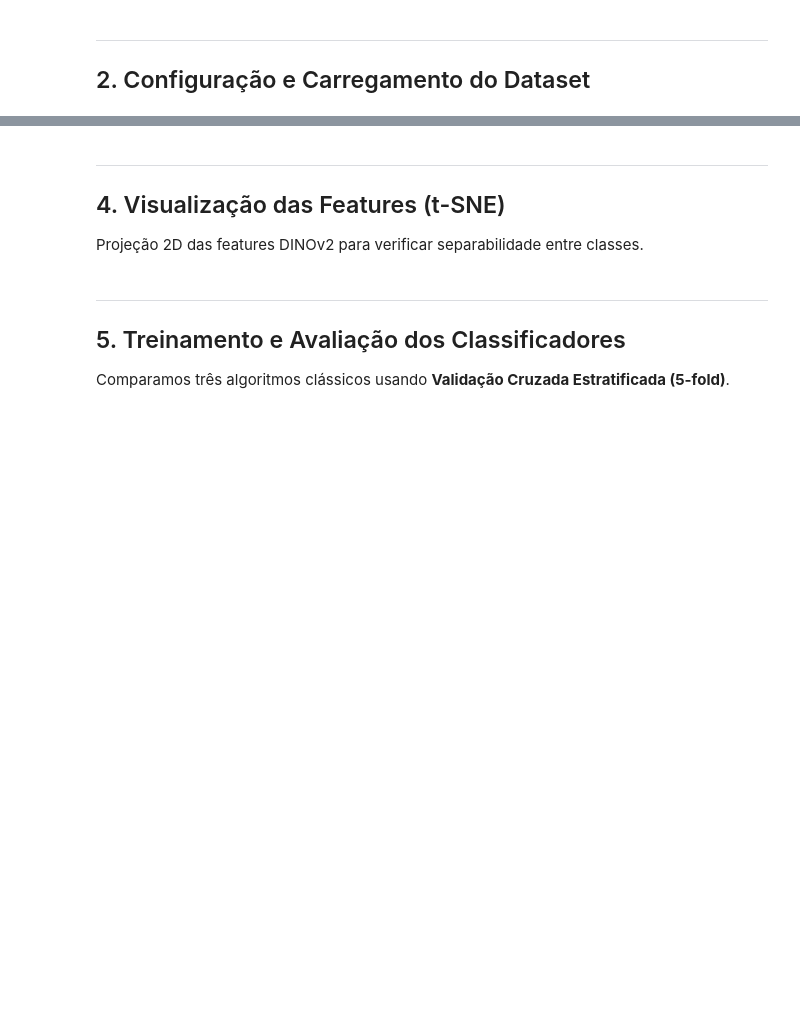
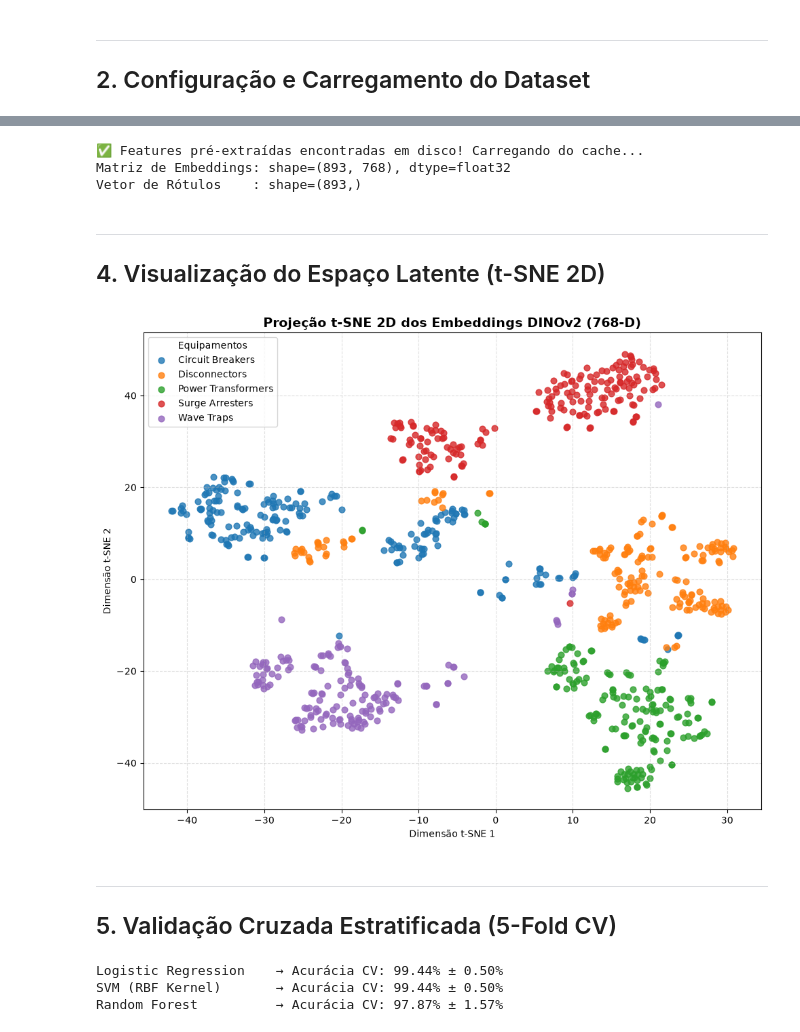
Before and after one commit to gabrielsena87/modelo-de-predicao-industrial-com-imagens-termicas, a Jupyter notebook: notebooks/02_training.ipynb, the cells around one changed output, grey strips where cells are left out. Cells and saved outputs as stored; diff of their text form; code cells hidden in the pictures; blank space fills up the shorter version.

```diff
--- a/notebooks/02_training.ipynb
+++ b/notebooks/02_training.ipynb
@@ -73,10 +80,25 @@ capturando representações visuais de alto nível sem necessidade de fine-tunin
 # %%
-extractor = DINOv2FeatureExtractor(config)
+features_dir = Path("../outputs/features")
+feat_file = features_dir / "features_dinov2.npy"
+lbl_file = features_dir / "labels.npy"
 
-start = time.time()
-features, labels, paths = extractor.extract_from_dataset(dataset)
-elapsed = time.time() - start
+if feat_file.exists() and lbl_file.exists():
+    print("✅ Features pré-extraídas encontradas em disco! Carregando do cache...")
+    features = np.load(feat_file)
+    labels = np.load(lbl_file)
+else:
+    extractor = DINOv2FeatureExtractor(config)
+    start = time.time()
+    features, labels, paths = extractor.extract_from_dataset(dataset)
+    elapsed = time.time() - start
+    print(f"\nExtração concluída em {elapsed:.1f}s")
+    features_dir.mkdir(parents=True, exist_ok=True)
+    np.save(feat_file, features)
+    np.save(lbl_file, labels)
 
-print(f"\nExtração concluída em {elapsed:.1f}s")
-print(f"Features shape: {features.shape}")
-print(f"Labels shape: {labels.shape}")
+print(f"Matriz de Embeddings: shape={features.shape}, dtype={features.dtype}")
+print(f"Vetor de Rótulos    : shape={labels.shape}")
+# %% [output]
+✅ Features pré-extraídas encontradas em disco! Carregando do cache...
+Matriz de Embeddings: shape=(893, 768), dtype=float32
+Vetor de Rótulos    : shape=(893,)
@@ -92,48 +105,47 @@ print(f"✅ Features salvas em {output_dir}/")
 # %% [markdown]
 ---
-## 4. Visualização das Features (t-SNE)
-
-Projeção 2D das features DINOv2 para verificar separabilidade entre classes.
+## 4. Visualização do Espaço Latente (t-SNE 2D)
 # %%
 from sklearn.manifold import TSNE
 
 tsne = TSNE(n_components=2, random_state=42, perplexity=30)
 features_2d = tsne.fit_transform(features)
 
 fig, ax = plt.subplots(figsize=(10, 8))
-scatter = ax.scatter(
-    features_2d[:, 0], features_2d[:, 1],
-    c=labels, cmap="viridis", alpha=0.7, s=30
-)
-ax.set_title("t-SNE das Features DINOv2 (768-dim → 2D)", fontsize=14)
-ax.set_xlabel("t-SNE 1")
-ax.set_ylabel("t-SNE 2")
+palette = sns.color_palette("tab10", len(dataset.classes))
 
-handles = [
-    plt.scatter([], [], c=plt.cm.viridis(i / (len(dataset.classes) - 1)), s=50, label=name)
-    for i, name in enumerate(dataset.classes)
-]
-ax.legend(handles=handles, title="Classes", loc="best")
+for i, cls_name in enumerate(dataset.classes):
+    mask = (labels == i)
+    ax.scatter(
+        features_2d[mask, 0], features_2d[mask, 1],
+        c=[palette[i]], label=cls_name, alpha=0.8, s=40
+    )
+
+ax.set_title("Projeção t-SNE 2D dos Embeddings DINOv2 (768-D)", fontsize=14, fontweight="bold")
+ax.set_xlabel("Dimensão t-SNE 1")
+ax.set_ylabel("Dimensão t-SNE 2")
+ax.legend(title="Equipamentos", loc="best", frameon=True)
+ax.grid(True, linestyle="--", alpha=0.4)
 plt.tight_layout()
 plt.show()
+# %% [output]
+[figure, added]
 # %% [markdown]
 ---
-## 5. Treinamento e Avaliação dos Classificadores
-
-Comparamos três algoritmos clássicos usando **Validação Cruzada Estratificada (5-fold)**.
+## 5. Validação Cruzada Estratificada (5-Fold CV)
 # %%
 classifiers = {
     "Logistic Regression": Pipeline([
         ("scaler", StandardScaler()),
-        ("clf", LogisticRegression(max_iter=2000, random_state=42)),
+        ("clf", LogisticRegression(max_iter=2000, C=1.0, random_state=42)),
     ]),
-    "SVM (RBF)": Pipeline([
+    "SVM (RBF Kernel)": Pipeline([
         ("scaler", StandardScaler()),
-        ("clf", SVC(kernel="rbf", random_state=42)),
+        ("clf", SVC(kernel="rbf", C=10.0, random_state=42)),
     ]),
     "Random Forest": Pipeline([
         ("scaler", StandardScaler()),
-        ("clf", RandomForestClassifier(n_estimators=200, random_state=42)),
+        ("clf", RandomForestClassifier(n_estimators=300, max_depth=15, random_state=42, n_jobs=-1)),
     ]),
 }
 
@@ -143,5 +155,9 @@ results = {}
 for name, pipeline in classifiers.items():
     scores = cross_val_score(pipeline, features, labels, cv=cv, scoring="accuracy")
     results[name] = scores
-    print(f"{name:25s} → Acurácia: {scores.mean():.4f} ± {scores.std():.4f}")
+    print(f"{name:22s} → Acurácia CV: {scores.mean()*100:.2f}% ± {scores.std()*100:.2f}%")
+# %% [output]
+Logistic Regression    → Acurácia CV: 99.44% ± 0.50%
+SVM (RBF Kernel)       → Acurácia CV: 99.44% ± 0.50%
+Random Forest          → Acurácia CV: 97.87% ± 1.57%
 # %%
```
Also changed, not shown: parts of 13 cells of this notebook, 2 other files.
